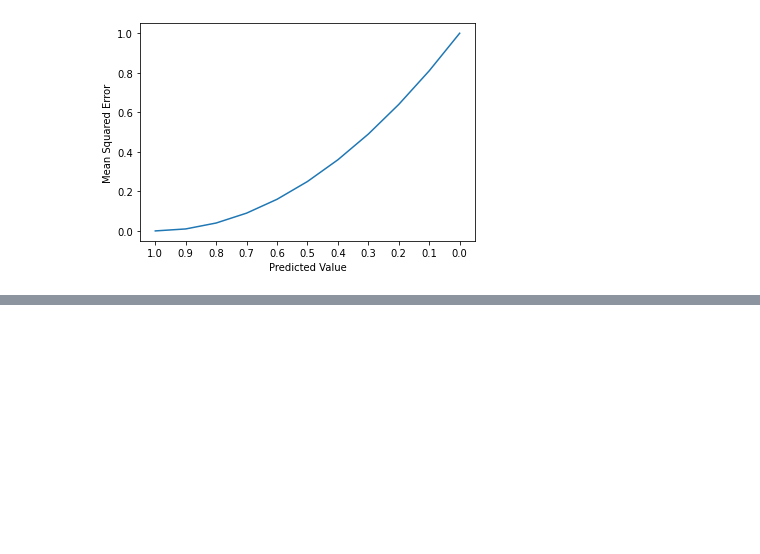
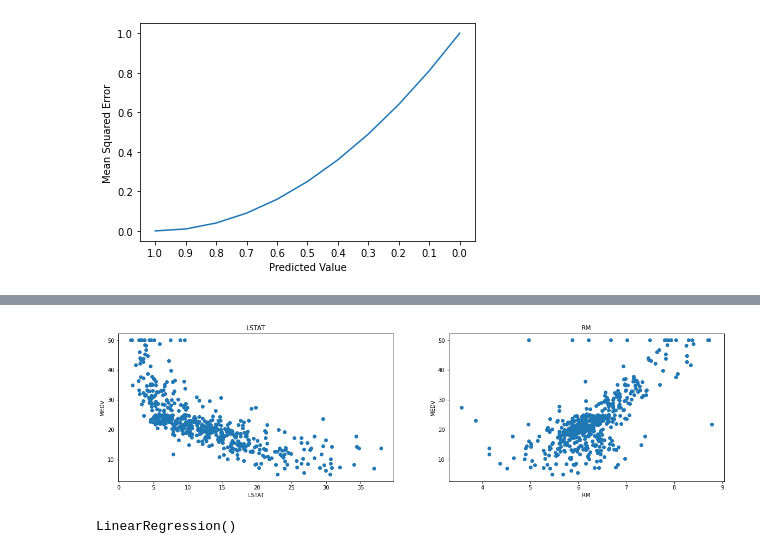
Before and after one commit to martinnss/Micro_Projects, a Jupyter notebook: apuntes/machine_learning_regression.ipynb, the cells around one changed output, grey strips where cells are left out. Drawn from its saved outputs; the diff is of its cells as text; code cells hidden in the pictures; blank space fills up the shorter version.

```diff
--- a/apuntes/machine_learning_regression.ipynb
+++ b/apuntes/machine_learning_regression.ipynb
@@ -45,0 +82,25 @@ dict_keys(['data', 'target', 'feature_names', 'DESCR', 'filename'])
+# %%
+plt.figure(figsize=(20, 5))
+
+features = ['LSTAT', 'RM']
+target = boston['MEDV']
+
+for i, col in enumerate(features):
+    plt.subplot(1, len(features) , i+1)
+    x = boston[col]
+    y = target
+    plt.scatter(x, y, marker='o')
+    plt.title(col)
+    plt.xlabel(col)
+    plt.ylabel('MEDV')
+# %% [output]
+[figure, added]
+# %%
+X = pd.DataFrame(np.c_[boston['LSTAT'], boston['RM']], columns = ['LSTAT','RM'])
+Y = boston['MEDV']
+
+X_train, X_test, Y_train, Y_test = train_test_split(X, Y, test_size = 0.2, random_state=5)
+lin_model = LinearRegression()
+lin_model.fit(X_train, Y_train)
+# %% [output]
+LinearRegression()
```
Also changed, not shown: parts of 4 cells of this notebook, 2 other files.
